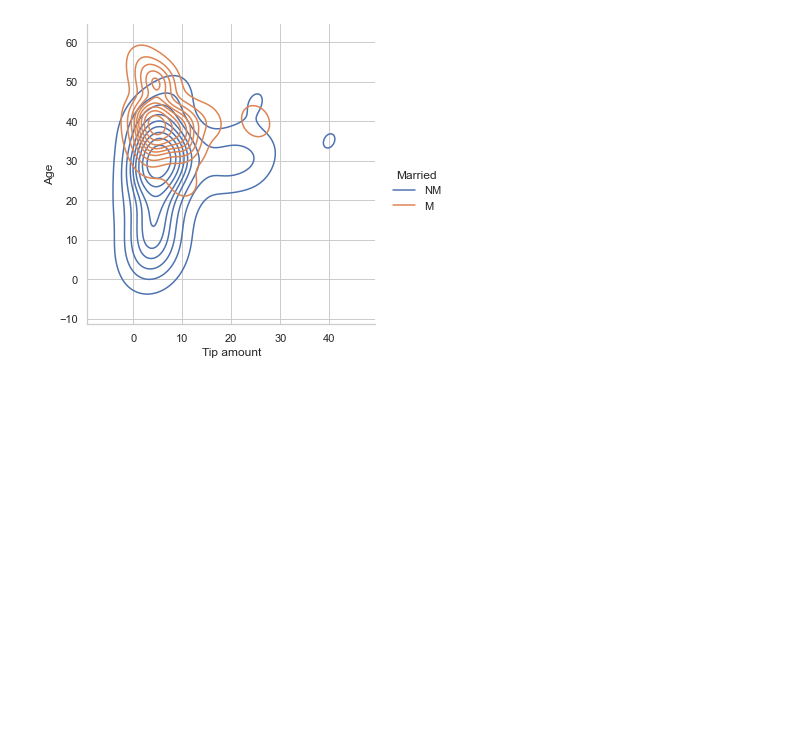
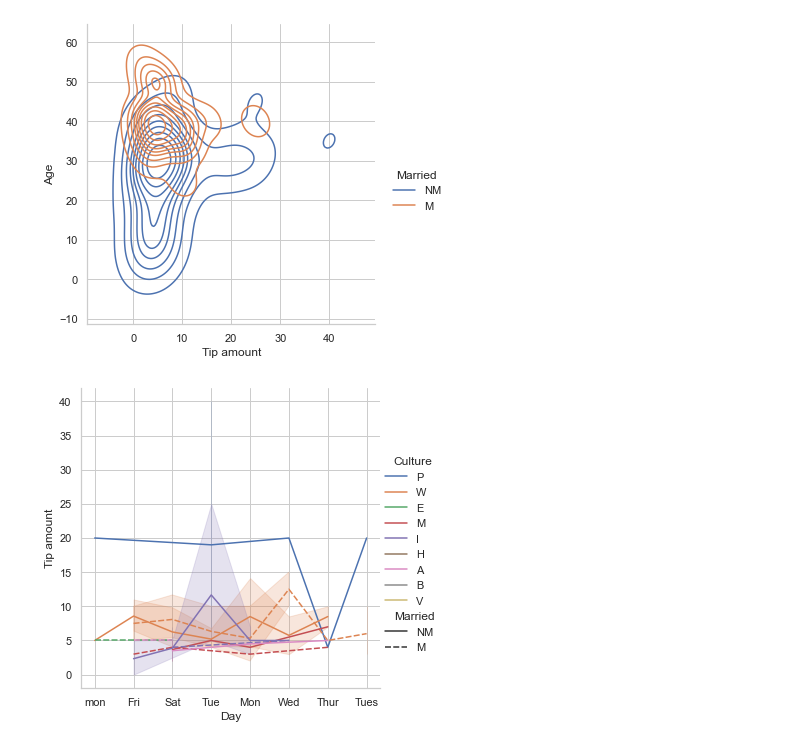
Before and after one commit to ingimar-eyfjord/Hair_tip_data_analysis, a Jupyter notebook: Hair_tip_data_analysis.ipynb, the cells around one changed output. Cells and saved outputs as stored; diff of their text form; code cells hidden in the pictures; blank space fills up the shorter version.

Commit message:
add rel plot

```diff
--- a/Hair_tip_data_analysis.ipynb
+++ b/Hair_tip_data_analysis.ipynb
@@ -381,3 +381,8 @@ sns.displot(dataset, x="Tip amount", y="Age", hue="Married", kind="kde")
 # %% [output]
 <seaborn.axisgrid.FacetGrid at 0x...>
 [figure]
+# %%
+dataset = HairCutBatch
+sns.relplot(x="Day", y="Tip amount", hue="Culture", style="Married", kind="line", data=dataset);
+# %% [output]
+[figure, added]
```
Also changed, not shown: parts of 8 cells of this notebook.
